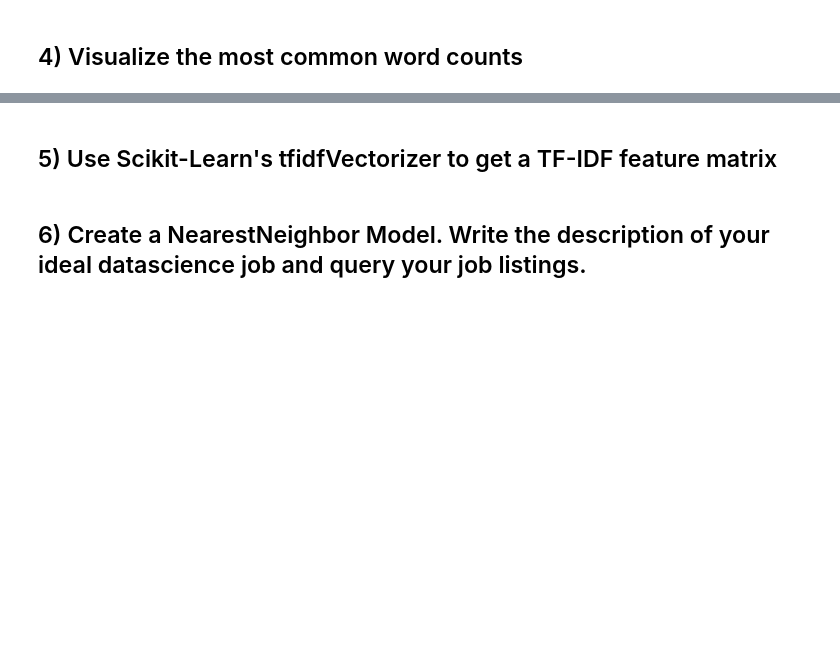
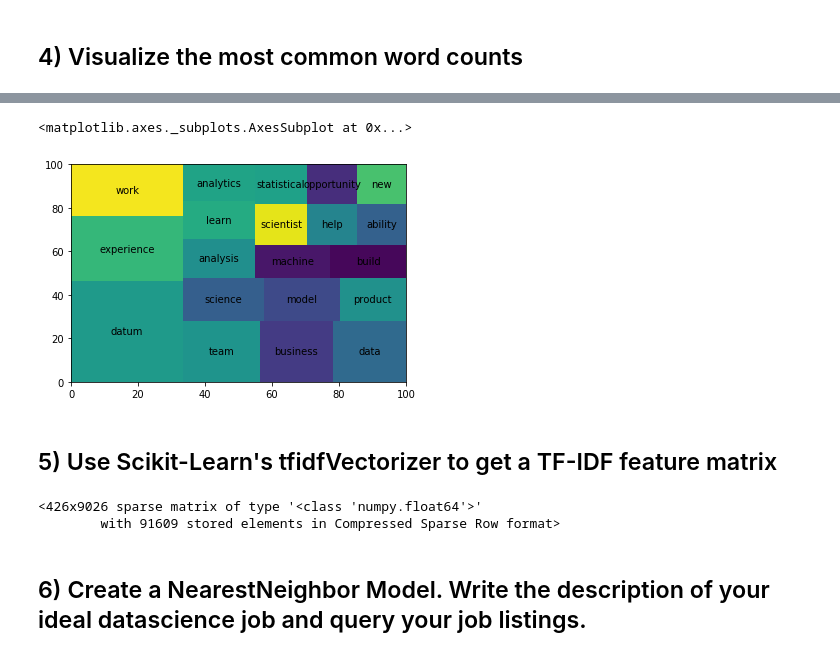
Before and after one commit to ekoly/DS-Unit-4-Sprint-1-NLP, a Jupyter notebook: module2-vector-representations/LS_DS_412_Vector_Representations_Assignment.ipynb, the cells around one changed output, grey strips where cells are left out. Drawn from its saved outputs; the diff is of its cells as text; code cells hidden in the pictures; blank space fills up the shorter version.

```diff
--- a/module2-vector-representations/LS_DS_412_Vector_Representations_Assignment.ipynb
+++ b/module2-vector-representations/LS_DS_412_Vector_Representations_Assignment.ipynb
@@ -24,7 +28,7 @@ from bs4 import BeautifulSoup
 import requests
 
 ##### Your Code Here #####
-df = pd.read_csv("data/job_listings.csv")
+df = pd.read_csv("https://github.com/ekoly/DS-Unit-4-Sprint-1-NLP/raw/master/module2-vector-representations/data/job_listings.csv")
 df.head()
 # %% [output]
 |  | Unnamed: 0 | description | title |
@@ -48,7 +70,8 @@ df.head()
 # %%
+from spacy.lang.en import English
 from spacy.tokenizer import Tokenizer
 
-nlp = spacy.load("en_core_web_lg")
+nlp = English()
 tokenizer = Tokenizer(nlp.vocab)
 
 tokens = []
@@ -57,7 +80,7 @@ for doc in tokenizer.pipe(df["description"], batch_size=500):
         re.sub(r"[^a-z0-9]", "", t.lemma_.lower()).strip() for t in doc
         if not t.is_stop and not t.is_punct and t.text.strip()
     ]
-    tokens.append(doc_tokens)
+    tokens.append(" ".join(doc_tokens))
 
 df["tokens"] = tokens
 # %% [markdown]
@@ -72,0 +99,8 @@ raise Exception("\nThis task is not complete. \nReplace this line with your code
+# %%
+from collections import Counter
+
+counts = Counter()
+for row in df["tokens"]:
+    counts.update(row.split(" "))
+
+print(counts.most_common(20))
@@ -73,2 +116,10 @@ raise Exception("\nThis task is not complete. \nReplace this line with your code
+# %%
+import squarify
+
+mc = counts.most_common(20)
+squarify.plot(sizes=[c for w, c in mc], label=[w for w, c in mc])
+# %% [output]
+<matplotlib.axes._subplots.AxesSubplot at 0x...>
+[figure, added]
 # %% [markdown]
 ## 5) Use Scikit-Learn's tfidfVectorizer to get a TF-IDF feature matrix
@@ -78,3 +129,9 @@ raise Exception("\nThis task is not complete. \nReplace this line with your code
+# %%
+X = vectorizer.fit_transform(df["tokens"])
+X
+# %% [output]
+<426x9026 sparse matrix of type '<class 'numpy.float64'>'
+        with 91609 stored elements in Compressed Sparse Row format>
 # %% [markdown]
 ## 6) Create a NearestNeighbor Model. Write the description of your ideal datascience job and query your job listings.
 # %%
```
Also changed, not shown: parts of 10 cells of this notebook.
